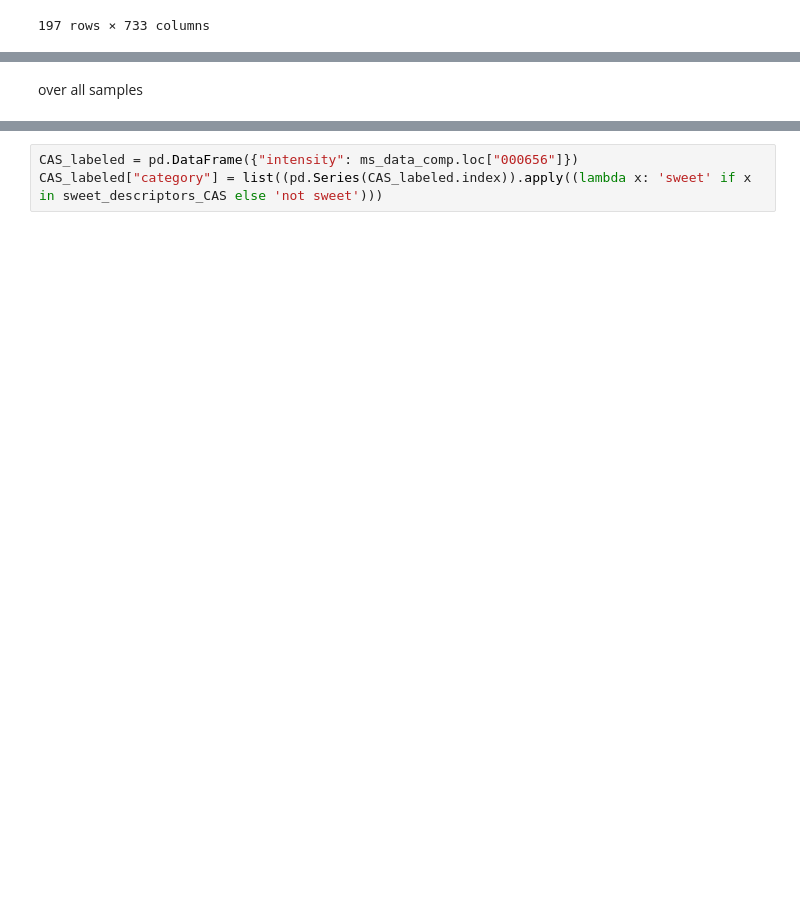
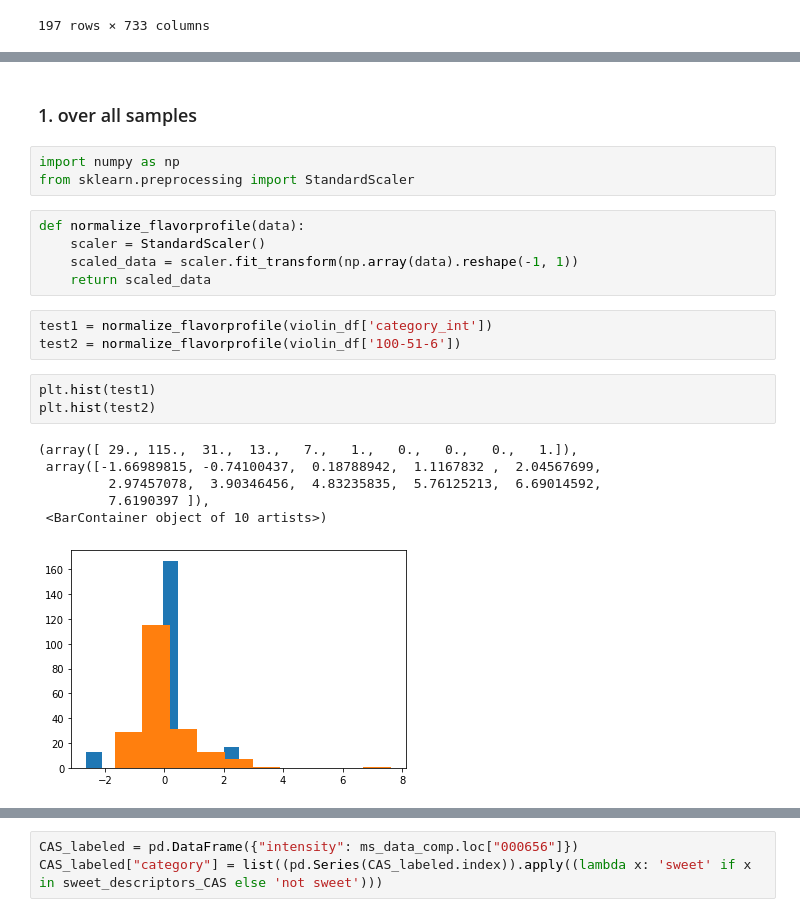
Before and after one commit to rengesf/flavorpred, a Jupyter notebook: cas_flavor_correlation.ipynb, the cells around one changed output, grey strips where cells are left out. Drawn from its saved outputs; the diff is of its cells as text; blank space fills up the shorter version.

```diff
--- a/cas_flavor_correlation.ipynb
+++ b/cas_flavor_correlation.ipynb
@@ -154,2 +190,23 @@ sweet_cas_violin_df
 # %% [markdown]
-over all samples
+### 1. over all samples
+# %%
+import numpy as np
+from sklearn.preprocessing import StandardScaler
+# %%
+def normalize_flavorprofile(data):
+    scaler = StandardScaler()
+    scaled_data = scaler.fit_transform(np.array(data).reshape(-1, 1))
+    return scaled_data
+# %%
+test1 = normalize_flavorprofile(violin_df['category_int'])
+test2 = normalize_flavorprofile(violin_df['100-51-6'])
+# %%
+plt.hist(test1)
+plt.hist(test2)
+# %% [output]
+(array([ 29., 115.,  31.,  13.,   7.,   1.,   0.,   0.,   0.,   1.]),
+ array([-1.66989815, -0.74100437,  0.18788942,  1.1167832 ,  2.04567699,
+         2.97457078,  3.90346456,  4.83235835,  5.76125213,  6.69014592,
+         7.6190397 ]),
+ <BarContainer object of 10 artists>)
+[figure, added]
```
Also changed, not shown: parts of 38 cells of this notebook.
